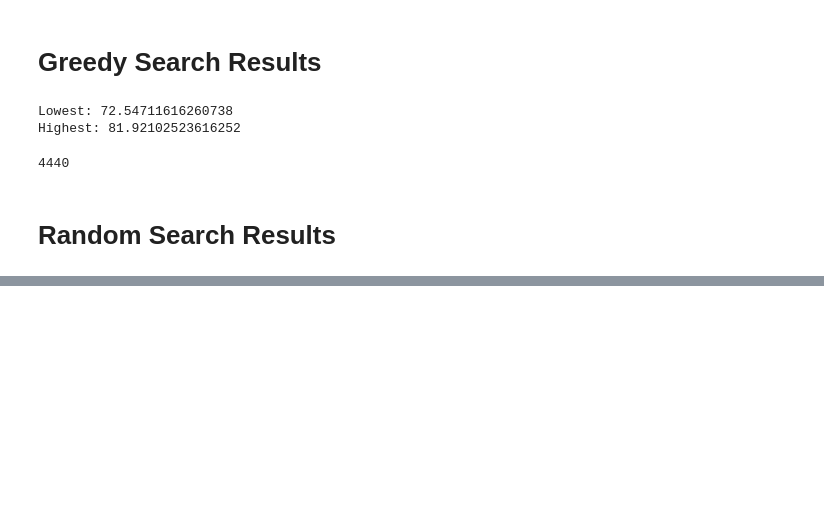
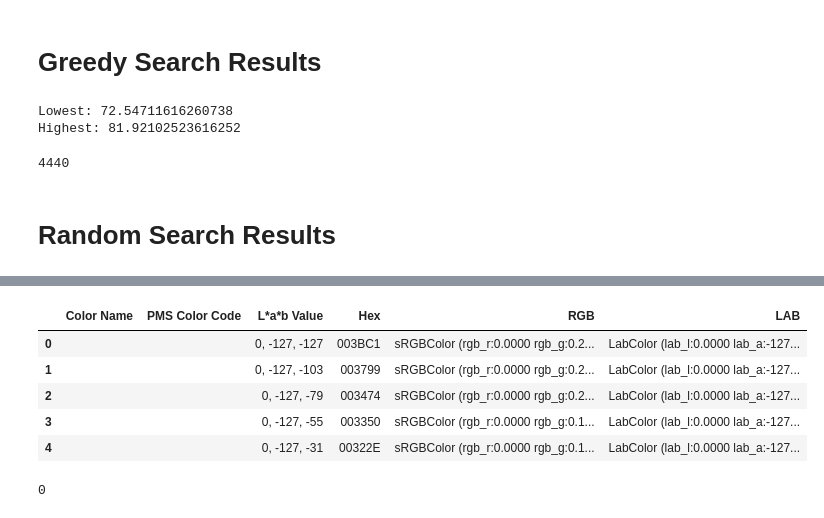
Before and after one commit to Ian-P-McCabe/shirt-color-space, a Jupyter notebook: best-colors.ipynb, the cells around one changed output, grey strips where cells are left out. Saved outputs shown, nothing was run; the diff lists cells and outputs as text; code cells hidden in the pictures; blank space fills up the shorter version.

Commit message:
Need to remove items before putting them in the big matrix

```diff
--- a/best-colors.ipynb
+++ b/best-colors.ipynb
@@ -242,9 +242,9 @@ import colormath.color_conversions as color_convert
 from colormath.color_objects import sRGBColor
 
 all_colors = []
-for y in range(0,100, 4):
-    for x in range(-126, 126, 24):
-        for z in range(-126, 126, 24):
+for y in range(0,101, 4):
+    for x in range(-127, 127, 24):
+        for z in range(-127, 127, 24):
             color_name = " "
             pms_color_code = " "
             lab_value = str(y) + ", " + str(x) + ", " + str(z)
@@ -255,10 +255,8 @@ for y in range(0,100, 4):
 
             hex_color = sRGBColor.get_rgb_hex(rgb_color)
 
-            all_colors += [[color_name, pms_color_code, lab_value, hex_color[1:7].upper()]]
+            all_colors += [[color_name, pms_color_code, lab_value, hex_color[1:7].upper(), rgb_color, lab_color]]
 # %%
 importlib.reload(lab_graph)
 
-full_space = pd.DataFrame(all_colors, columns=["Color Name", "PMS Color Code", "L*a*b Value", "Hex"])
-
-lab_graph.generate_lab_3d_all_colors(full_space, "test", "n/a")
+full_space = pd.DataFrame(all_colors, columns=["Color Name", "PMS Color Code", "L*a*b Value", "Hex", "RGB", "LAB"])
@@ -266,0 +267,56 @@ lab_graph.generate_lab_3d_all_colors(full_space, "test", "n/a")
+# %%
+full_space.head()
+# %% [output]
+|  | Color Name | PMS Color Code | L*a*b Value | Hex | RGB | LAB |
+| 0 |  |  | 0, -127, -127 | 003BC1 | sRGBColor (rgb_r:0.0000 rgb_g:0.2... | LabColor (lab_l:0.0000 lab_a:-127... |
+| 1 |  |  | 0, -127, -103 | 003799 | sRGBColor (rgb_r:0.0000 rgb_g:0.2... | LabColor (lab_l:0.0000 lab_a:-127... |
+| 2 |  |  | 0, -127, -79 | 003474 | sRGBColor (rgb_r:0.0000 rgb_g:0.2... | LabColor (lab_l:0.0000 lab_a:-127... |
+| 3 |  |  | 0, -127, -55 | 003350 | sRGBColor (rgb_r:0.0000 rgb_g:0.1... | LabColor (lab_l:0.0000 lab_a:-127... |
+| 4 |  |  | 0, -127, -31 | 00322E | sRGBColor (rgb_r:0.0000 rgb_g:0.1... | LabColor (lab_l:0.0000 lab_a:-127... |
+# %%
+#004DEE vs 0055FA vs 005D10
+
+#distances_delta_e = squareform(pdist(lab_points, metric=lab_point_distance))
+
+#Convert rgb colors to a list of vectors
+
+from scipy.spatial import distance
+
+color_list = []
+for color in full_space["RGB"]:
+    r = color.rgb_r
+    g = color.rgb_g
+    b = color.rgb_b
+
+    color_list += [[r,g,b]]
+
+rgb_distances = squareform(pdist(color_list))
+
+removal_array = []
+#TODO I need to define these in variables or I'm going to keep messing this up
+for y in range(0,101, 4):
+    for x in range(-127, 127, 24):
+        for z in range(-127, 127, 24):
+            # Get the current item
+            # Get the item above (if possible)
+            lab_value = str(y) + ", " + str(x) + ", " + str(z)
+            current = full_space.loc[full_space["L*a*b Value"] == lab_value]
+            current_rgb = [current.iloc[0].RGB.rgb_r, current.iloc[0].RGB.rgb_g, current.iloc[0].RGB.rgb_b]
+
+            if y + 4 < 100:
+                lab_value_above = str(y + 4) + ", " + str(x) + ", " + str(z)
+                above = full_space.loc[full_space["L*a*b Value"] == lab_value_above]
+                above_rgb = [above.iloc[0].RGB.rgb_r, above.iloc[0].RGB.rgb_g, above.iloc[0].RGB.rgb_b]
+            else:
+                continue
+
+            color_distance = distance.euclidean(current_rgb, above_rgb)
+
+            if color_distance >= 1:
+                print("The distance is greater than 1")
+                removal_array += [[y, x, z]]
+
+len(removal_array)
+#rgb_distances
+# %% [output]
+0
```
Also changed, not shown: parts of 5 cells of this notebook.
